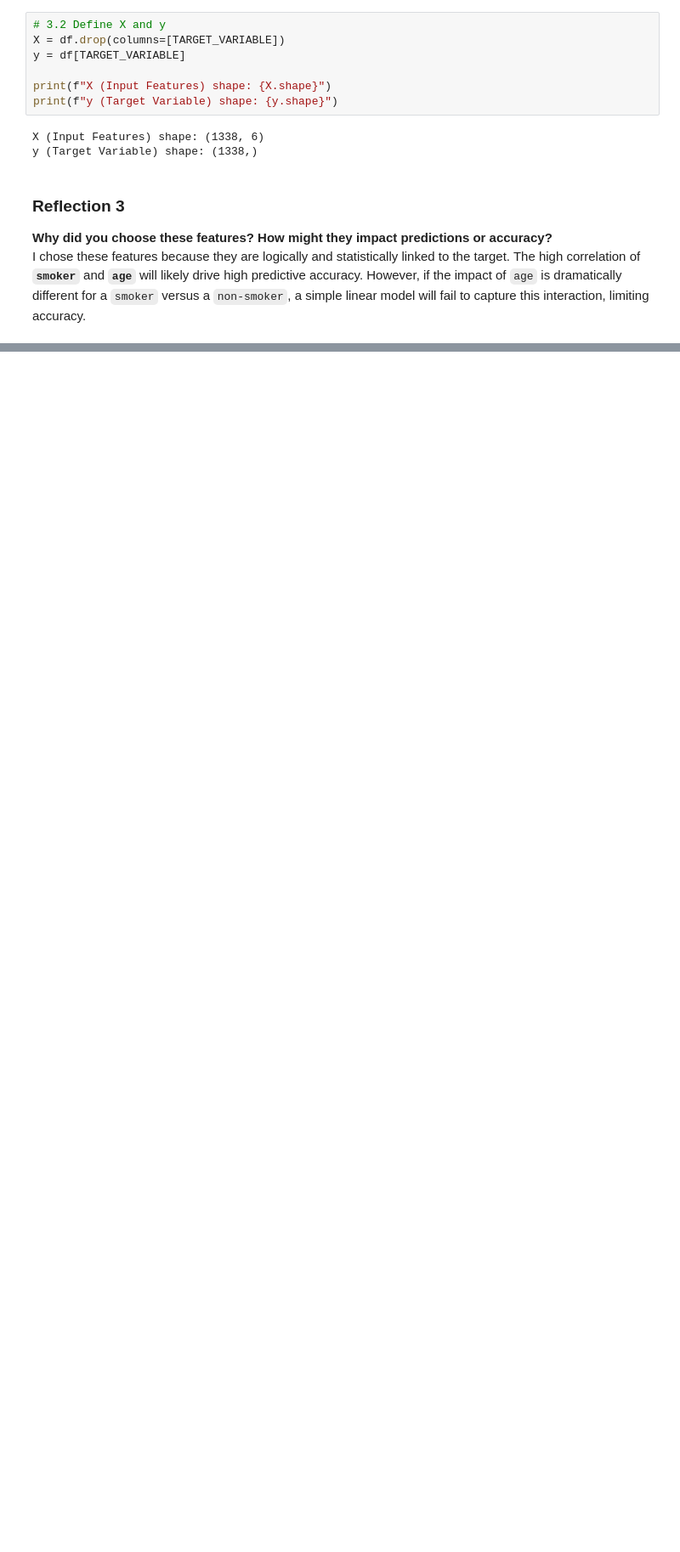
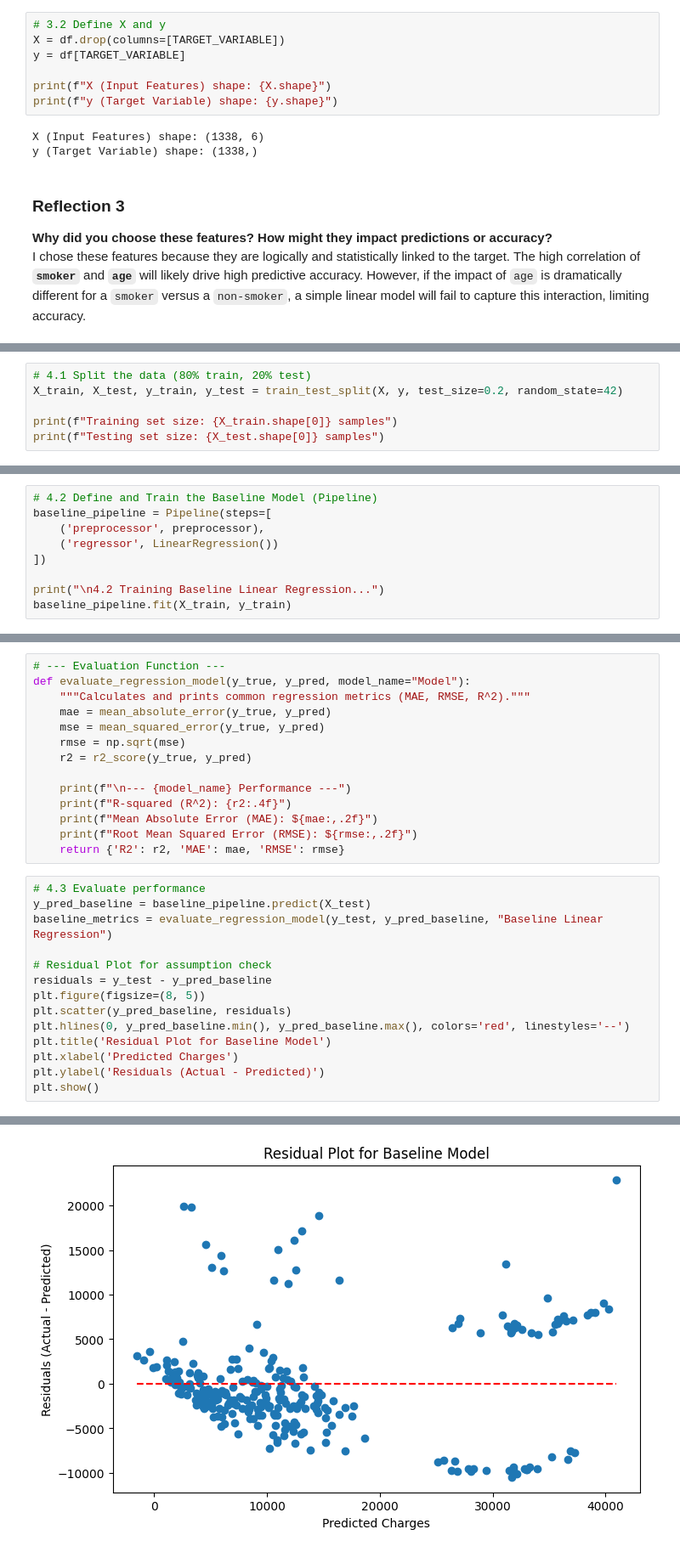
Before and after one commit to s-golla/ml_regression_sgolla, a Jupyter notebook: regression_sgolla.ipynb, the cells around one changed output, grey strips where cells are left out. Shown: that part at 85% size. Saved outputs shown, nothing was run; the diff lists cells and outputs as text; blank space fills up the shorter version.

Commit message:
model training completed

```diff
--- a/regression_sgolla.ipynb
+++ b/regression_sgolla.ipynb
@@ -159,0 +165,6 @@ I chose these features because they are logically and statistically linked to th
+# %%
+# 4.1 Split the data (80% train, 20% test)
+X_train, X_test, y_train, y_test = train_test_split(X, y, test_size=0.2, random_state=42)
+
+print(f"Training set size: {X_train.shape[0]} samples")
+print(f"Testing set size: {X_test.shape[0]} samples")
@@ -159,0 +186,9 @@ I chose these features because they are logically and statistically linked to th
+# %%
+# 4.2 Define and Train the Baseline Model (Pipeline)
+baseline_pipeline = Pipeline(steps=[
+    ('preprocessor', preprocessor),
+    ('regressor', LinearRegression())
+])
+
+print("\n4.2 Training Baseline Linear Regression...")
+baseline_pipeline.fit(X_train, y_train)
@@ -159,0 +209,29 @@ I chose these features because they are logically and statistically linked to th
+# %%
+# --- Evaluation Function ---
+def evaluate_regression_model(y_true, y_pred, model_name="Model"):
+    """Calculates and prints common regression metrics (MAE, RMSE, R^2)."""
+    mae = mean_absolute_error(y_true, y_pred)
+    mse = mean_squared_error(y_true, y_pred)
+    rmse = np.sqrt(mse)
+    r2 = r2_score(y_true, y_pred)
+
+    print(f"\n--- {model_name} Performance ---")
+    print(f"R-squared (R^2): {r2:.4f}")
+    print(f"Mean Absolute Error (MAE): ${mae:,.2f}")
+    print(f"Root Mean Squared Error (RMSE): ${rmse:,.2f}")
+    return {'R2': r2, 'MAE': mae, 'RMSE': rmse}
+# %%
+# 4.3 Evaluate performance
+y_pred_baseline = baseline_pipeline.predict(X_test)
+baseline_metrics = evaluate_regression_model(y_test, y_pred_baseline, "Baseline Linear Regression")
+
+# Residual Plot for assumption check
+residuals = y_test - y_pred_baseline
+plt.figure(figsize=(8, 5))
+plt.scatter(y_pred_baseline, residuals)
+plt.hlines(0, y_pred_baseline.min(), y_pred_baseline.max(), colors='red', linestyles='--')
+plt.title('Residual Plot for Baseline Model')
+plt.xlabel('Predicted Charges')
+plt.ylabel('Residuals (Actual - Predicted)')
+plt.show()
+# %% [output]
@@ -159,0 +242 @@ I chose these features because they are logically and statistically linked to th
+[figure, added]
```
Also changed, not shown: parts of 7 cells of this notebook.
